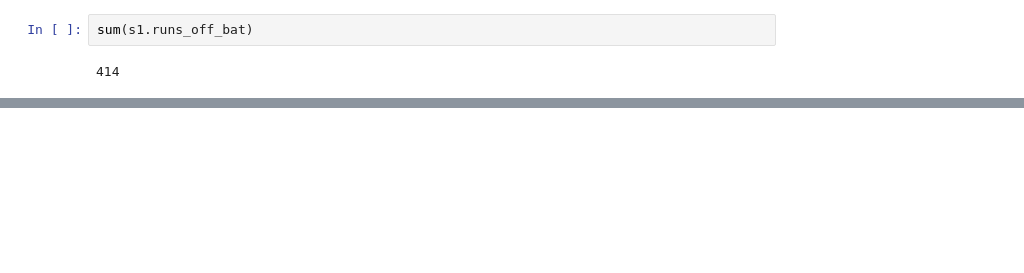
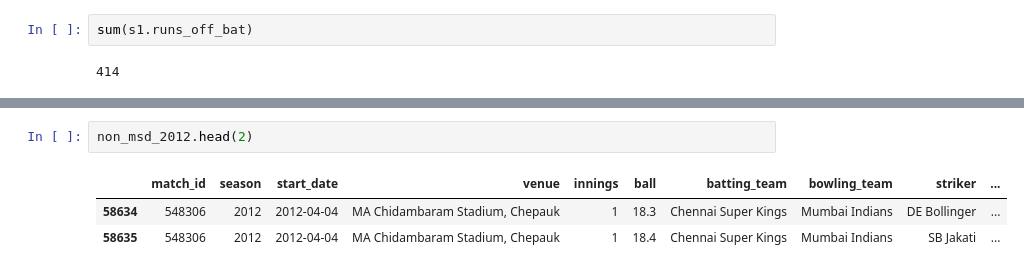
Before and after one commit to arehvs/practice, a Jupyter notebook: Case_study_of_MSD_over_the_years.ipynb, the cells around one changed output, grey strips where cells are left out. Cells and saved outputs as stored; diff of their text form; blank space fills up the shorter version.

```diff
--- a/Case_study_of_MSD_over_the_years.ipynb
+++ b/Case_study_of_MSD_over_the_years.ipynb
@@ -294,0 +343,6 @@ sum(s1.runs_off_bat)
+# %%
+non_msd_2012.head(2)
+# %% [output]
+|  | match_id | season | start_date | venue | innings | ball | batting_team | bowling_team | striker | ... |
+| 58634 | 548306 | 2012 | 2012-04-04 | MA Chidambaram Stadium, Chepauk | 1 | 18.3 | Chennai Super Kings | Mumbai Indians | DE Bollinger | ... |
+| 58635 | 548306 | 2012 | 2012-04-04 | MA Chidambaram Stadium, Chepauk | 1 | 18.4 | Chennai Super Kings | Mumbai Indians | SB Jakati | ... |
```
Also changed, not shown: parts of 13 cells of this notebook.
